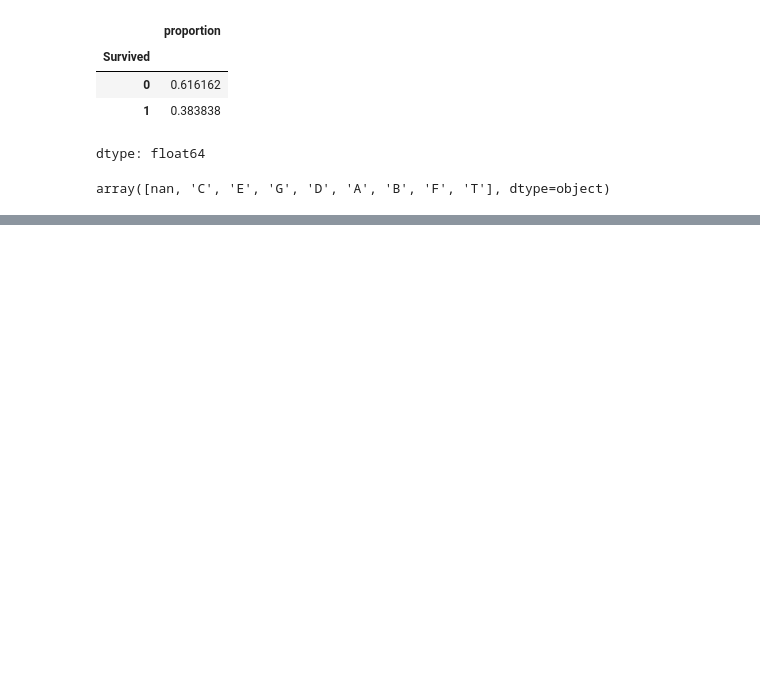
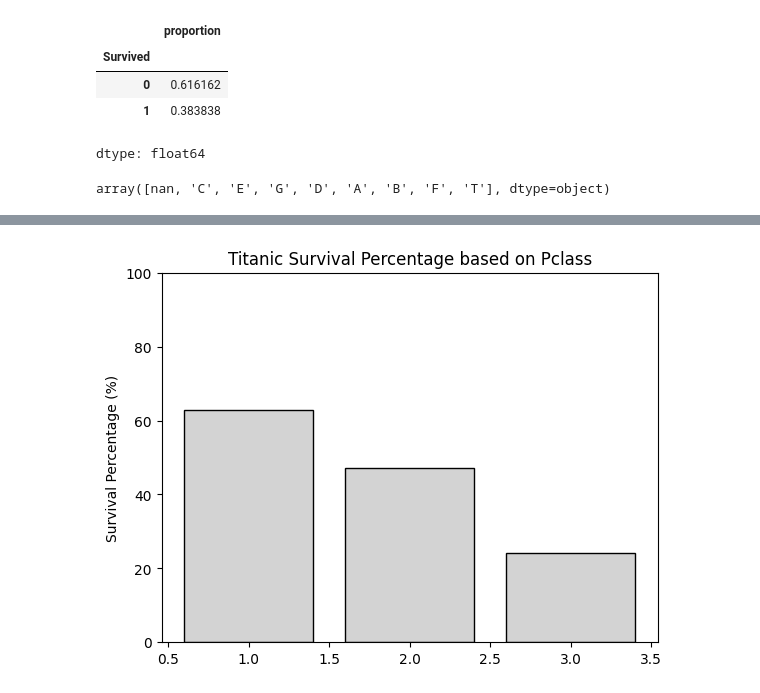
Before and after one commit to Solvro/ml-wakacyjne-wyzwanie-2026, a Jupyter notebook: 01_przetwarzanie_wizualizacja_danych/EDA_zadanie.ipynb, the cells around one changed output, grey strips where cells are left out. Cells and saved outputs as stored; diff of their text form; code cells hidden in the pictures; blank space fills up the shorter version.

```diff
--- a/01_przetwarzanie_wizualizacja_danych/EDA_zadanie.ipynb
+++ b/01_przetwarzanie_wizualizacja_danych/EDA_zadanie.ipynb
@@ -81,0 +215,3 @@ array([nan, 'C', 'E', 'G', 'D', 'A', 'B', 'F', 'T'], dtype=object)
+# %%
+#removing columns that are unneccessary for the task
+titanic_data.drop(columns=['PassengerId','Ticket'],inplace=True)
@@ -81,0 +279,12 @@ array([nan, 'C', 'E', 'G', 'D', 'A', 'B', 'F', 'T'], dtype=object)
+# %%
+def plot_bar_categorical(df, column_name):
+  survival_perc = df.groupby(column_name)['Survived'].mean() * 100
+  plt.bar(survival_perc.index,survival_perc,color='lightgray',edgecolor='black')
+  plt.ylabel('Survival Percentage (%)')
+  plt.title(f'Titanic Survival Percentage based on {column_name}')
+  plt.ylim(0, 100)
+  plt.show()
+
+plot_bar_categorical(titanic_data, 'Pclass')
+# %% [output]
+[figure, added]
```
Also changed, not shown: parts of 43 cells of this notebook.
